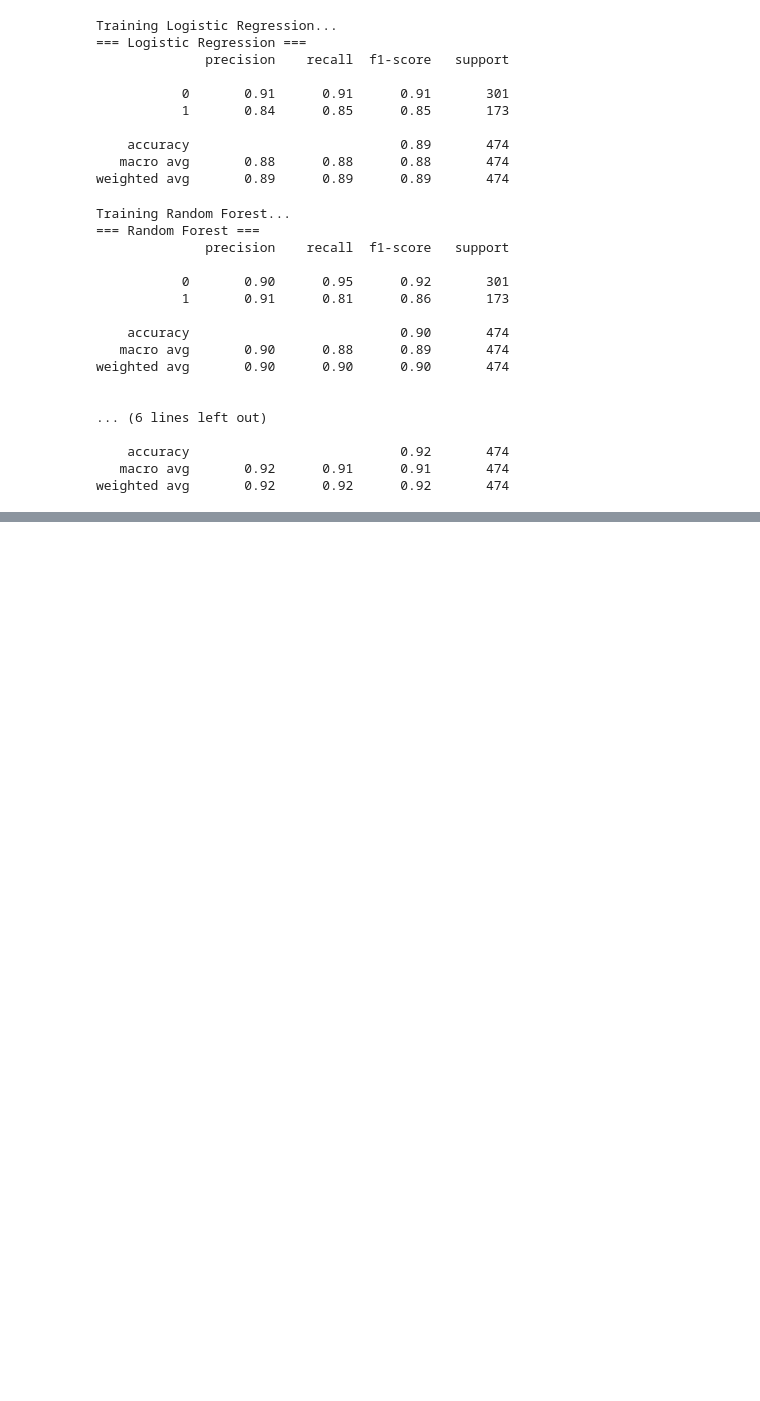
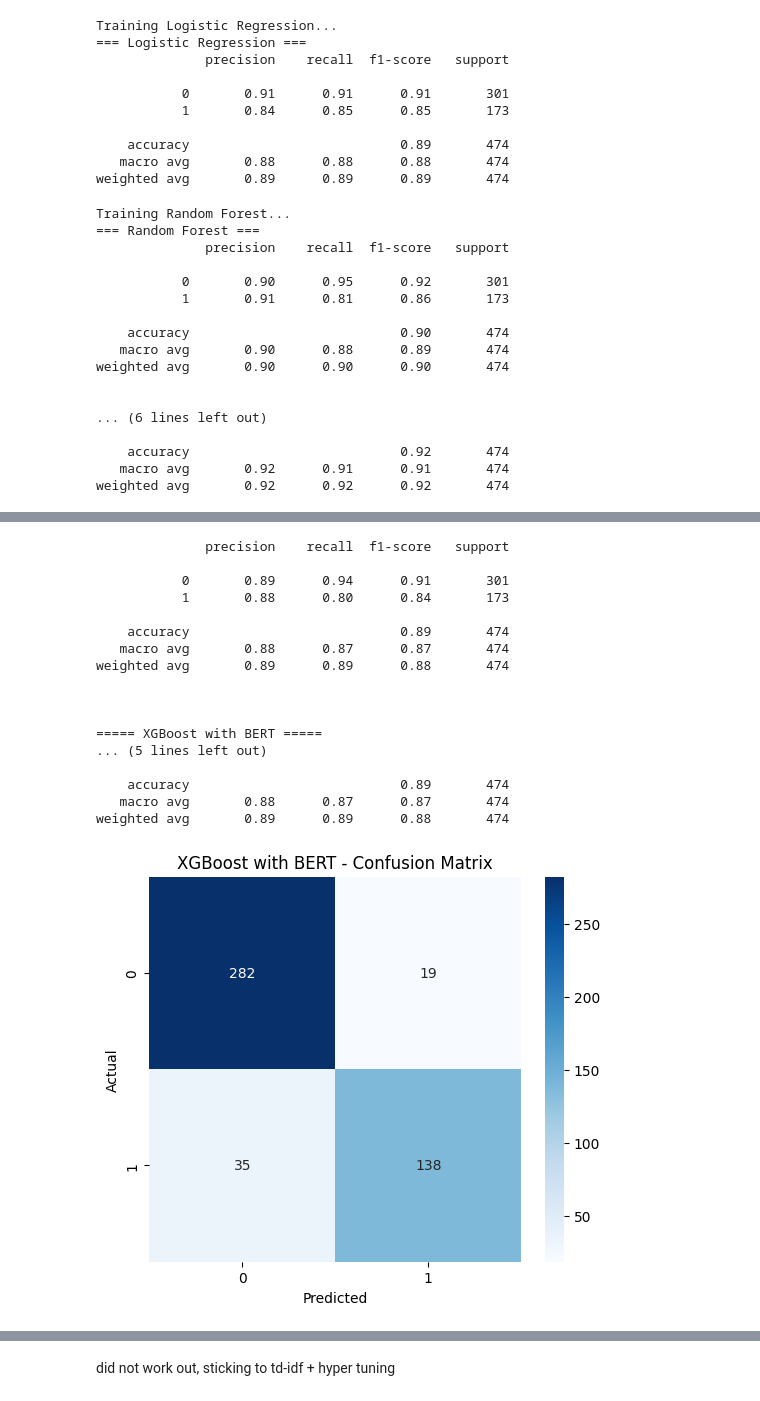
Before and after one commit to s-omarali/Data-Mining-Final-Project-DATA-3421, a Jupyter notebook: training/train_all.ipynb, the cells around one changed output, grey strips where cells are left out. Cells and saved outputs as stored; diff of their text form; code cells hidden in the pictures; blank space fills up the shorter version.

Commit message:
model + app

```diff
--- a/training/train_all.ipynb
+++ b/training/train_all.ipynb
@@ -706,0 +638,16 @@ weighted avg       0.97      0.97      0.96      3576
+# %%
+from sentence_transformers import SentenceTransformer
+
+# Load a pretrained model
+model_bert = SentenceTransformer('all-MiniLM-L6-v2')  # small & fast, good for tabular tasks
+
+# Compute embeddings for your dataset
+X_embeddings = model_bert.encode(trimmed_df['combined_text'].tolist(),
+                                 batch_size=32, show_progress_bar=True)
+# %%
+y = trimmed_df['fraudulent'].values
+
+
+X_train, X_test, y_train, y_test = train_test_split(
+    X_embeddings, y, test_size=0.2, random_state=42, stratify=y
+)
@@ -706,0 +666,14 @@ weighted avg       0.97      0.97      0.96      3576
+# %%
+from xgboost import XGBClassifier
+xgb_model_bert = XGBClassifier(
+    n_estimators=300,
+    max_depth=5,
+    learning_rate=0.05,
+    subsample=0.8,
+    colsample_bytree=0.8,
+    random_state=42,
+    use_label_encoder=False,
+    eval_metric='logloss'
+)
+
+xgb_model_bert.fit(X_train, y_train)
@@ -706,0 +696,34 @@ weighted avg       0.97      0.97      0.96      3576
+# %%
+y_pred = xgb_model_bert.predict(X_test)
+y_proba = xgb_model_bert.predict_proba(X_test)[:, 1]
+
+print(classification_report(y_test, y_pred))
+
+# Optional: use evaluate_model function for plotting
+evaluate_model_nn(
+    model=None,
+    X_test=None,
+    y_test=y_test,
+    model_name="XGBoost with BERT",
+    y_pred_override=y_pred,
+    y_proba_override=y_proba
+)
+# %% [output]
+              precision    recall  f1-score   support
+
+           0       0.89      0.94      0.91       301
+           1       0.88      0.80      0.84       173
+
+    accuracy                           0.89       474
+   macro avg       0.88      0.87      0.87       474
+weighted avg       0.89      0.89      0.88       474
+
+
+
+===== XGBoost with BERT =====
+... (5 lines left out)
+
+    accuracy                           0.89       474
+   macro avg       0.88      0.87      0.87       474
+weighted avg       0.89      0.89      0.88       474
+[figure, added]
@@ -706,0 +733,2 @@ weighted avg       0.97      0.97      0.96      3576
+# %% [markdown]
+did not work out, sticking to td-idf + hyper tuning
```
Also changed, not shown: parts of 23 cells of this notebook, 2 other files.
